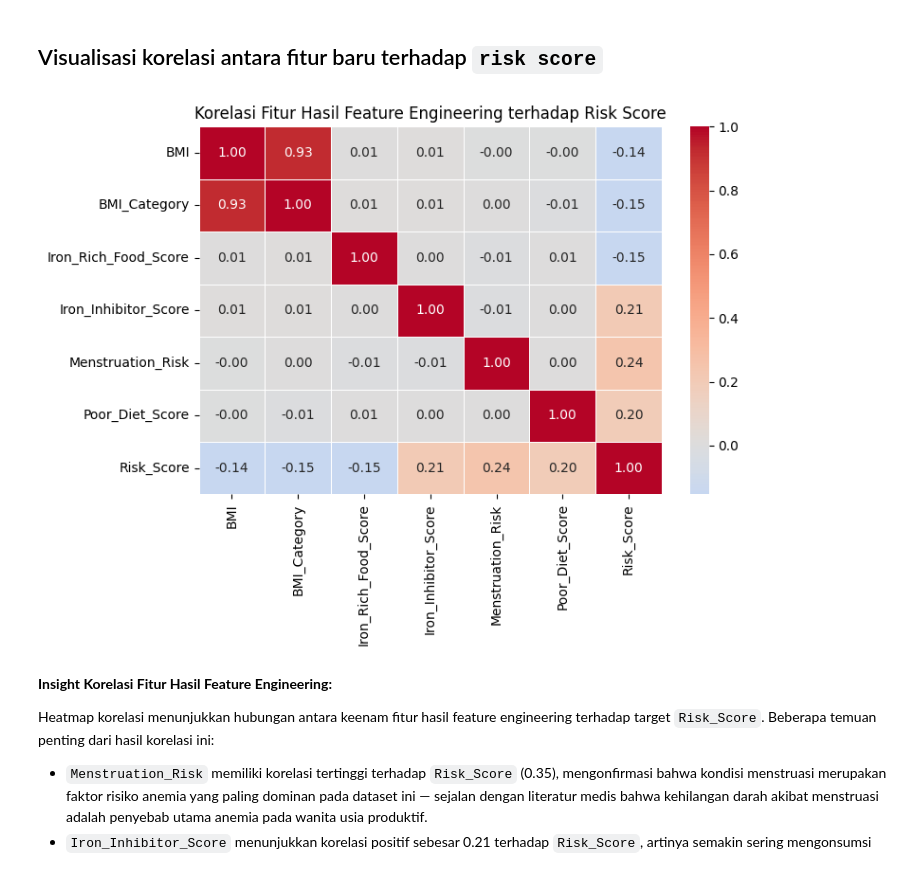
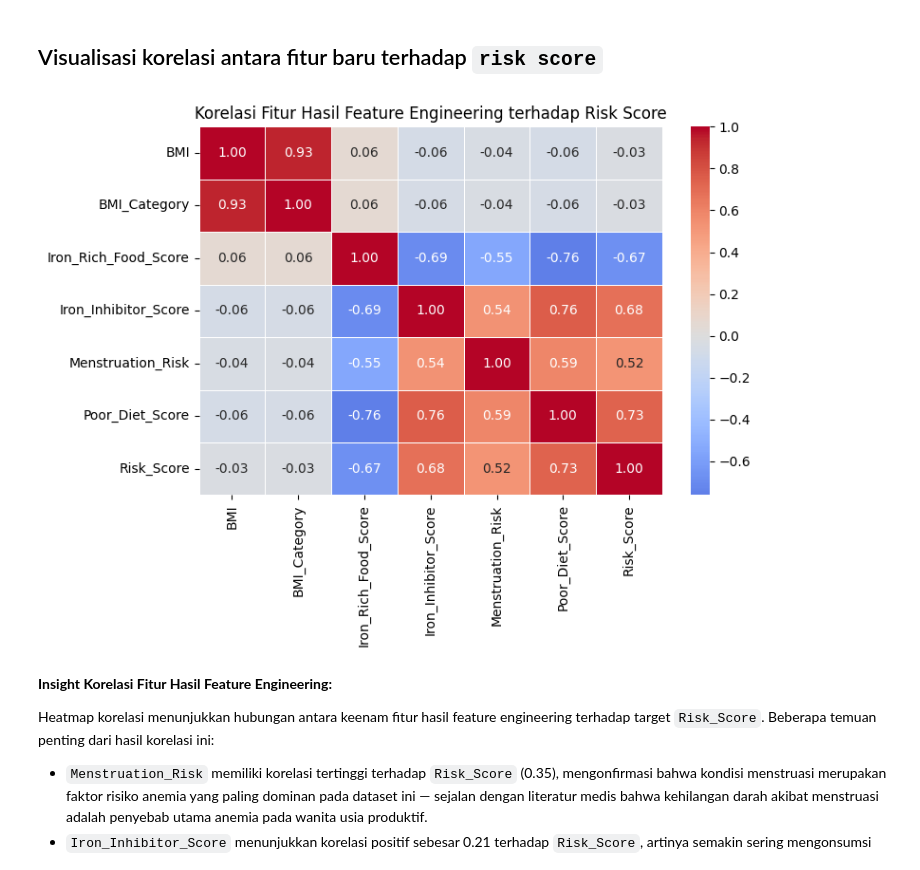
Before and after one commit to PriadiCuanda-231401058/Capstone-Project-Eye-Nemia, a Jupyter notebook: Eye_nemia.ipynb, the cells around one changed output. Drawn from its saved outputs; the diff is of its cells as text; code cells hidden in the pictures.

```diff
--- a/Eye_nemia.ipynb
+++ b/Eye_nemia.ipynb
@@ -501,16 +525,17 @@ memastikan kualitas data yang digunakan dalam pemodelan bebas dari
 inkonsistensi logis dan nilai yang tidak masuk akal secara domain kesehatan.
 # %%
 drop_cols = [
+    'Gender',
     'Marital_Status',
-    'History_Anemia',
-    'Family_History_Anemia',
     'Ever_Checked_Hb',
-    'Iron_Supplement',
-    'Sleep_Hours_Per_Day',
-    'Physical_Activity',
-    'Gadget_Hours_Per_Day',
-    'Stress_Level',
-    'Busyness_Level'
+    # 'History_Anemia',
+    # 'Family_History_Anemia',
+    # 'Iron_Supplement',
+    # 'Sleep_Hours_Per_Day',
+    # 'Physical_Activity',
+    # 'Gadget_Hours_Per_Day',
+    # 'Stress_Level',
+    # 'Busyness_Level'
 ]
 
 df_clean = df_clean.drop(columns=drop_cols)
@@ -802,7 +827,13 @@ Proses ini meliputi:
 # %% [markdown]
 ### Binary encoding
 # %%
-binary_cols = ['Regular_Menstruation', 'Eat_Breakfast', 'Currently_Pregnant']
+binary_cols = ['Regular_Menstruation',
+               'Eat_Breakfast',
+               'Currently_Pregnant',
+               'History_Anemia',
+               'Family_History_Anemia',
+               'Iron_Supplement'
+               ]
 
 binary_map = {'Ya': 1, 'Tidak': 0}
 
@@ -963,12 +1026,12 @@ artinya seluruh nilai berhasil dikonversi dengan baik
 ### Label Encoding
 # %%
 # Label Encoding kolom target Risk_Score
-risk_map = {'Low': 0, 'Medium': 1, 'High': 2}
+# risk_map = {'Low': 0, 'Medium': 1, 'High': 2}
 
-df_clean['Risk_Score'] = df_clean['Risk_Score'].map(risk_map)
+# df_clean['Risk_Score'] = df_clean['Risk_Score'].map(risk_map)
 
-# Verifikasi
-print(df_clean['Risk_Score'].value_counts().sort_index())
-print()
-print('Cek NaN setelah encoding:')
-print(df_clean['Risk_Score'].isnull().sum())
+# # Verifikasi
+# print(df_clean['Risk_Score'].value_counts().sort_index())
+# print()
+# print('Cek NaN setelah encoding:')
+# print(df_clean['Risk_Score'].isnull().sum())
@@ -1410,22 +1464,22 @@ dilanjutkan ke tahap train-test split dan pelatihan model.
 ## Visualisasi korelasi antara fitur baru terhadap `risk score`
 # %%
 corr_cols = new_features + ['Risk_Score']
-corr_matrix = df_fe[corr_cols].corr(method='spearman')
+corr_matrix = df_fe[corr_cols].corr(method='pearson')
 
 plt.figure(figsize=(8, 6))
 sns.heatmap(
     corr_matrix,
     annot=True,
     fmt='.2f',
     cmap='coolwarm',
     center=0,
     linewidths=0.5
 )
 plt.title('Korelasi Fitur Hasil Feature Engineering terhadap Risk Score')
 plt.tight_layout()
 plt.show()
 # %% [output]
-[figure, old version]
+[figure, new version]
 # %% [markdown]
 **Insight Korelasi Fitur Hasil Feature Engineering:**
 
```
Also changed, not shown: parts of 53 cells of this notebook.
